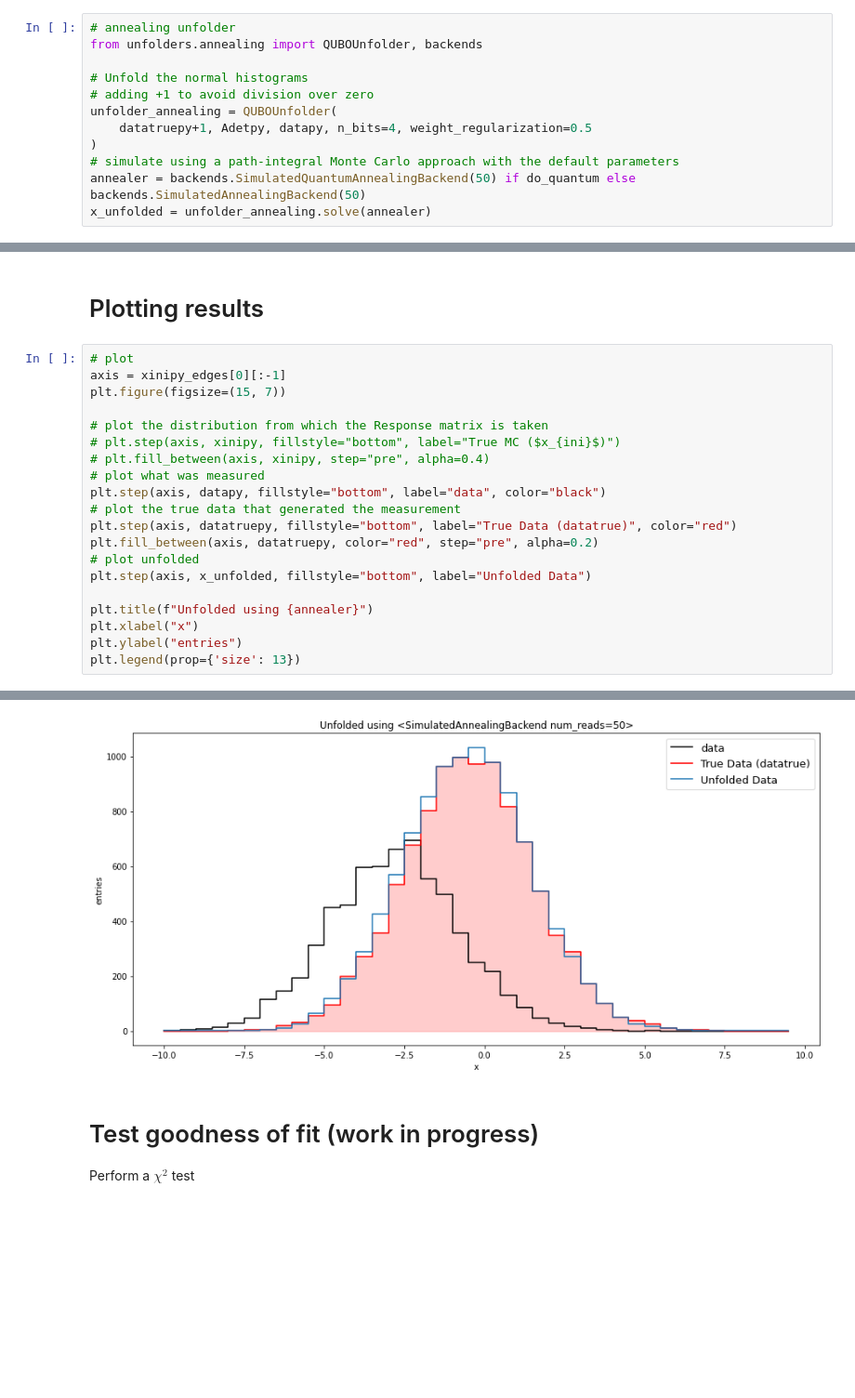
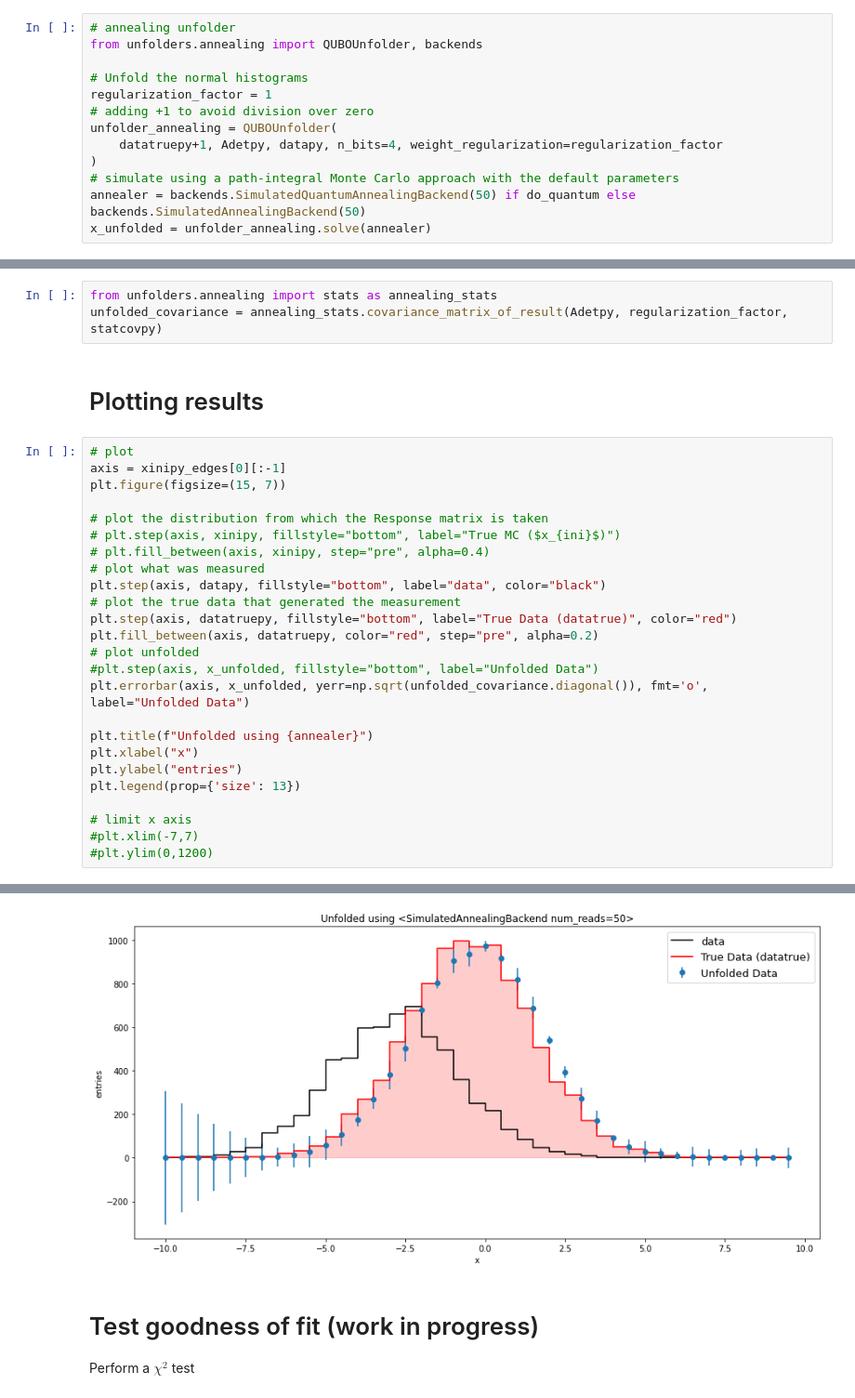
Before and after one commit to peguerosdc/unfolding_benchmark, a Jupyter notebook: example - annealing.ipynb, the cells around one changed output, grey strips where cells are left out. Shown at 93% size. Cells and saved outputs as stored; diff of their text form; blank space fills up the shorter version.

Commit message:
WIP cowan's covariance calculation

```diff
--- a/example - annealing.ipynb
+++ b/example - annealing.ipynb
@@ -115,9 +115,10 @@ Text(0.5, 1.0, 'Test distribution')
 from unfolders.annealing import QUBOUnfolder, backends
 
 # Unfold the normal histograms
+regularization_factor = 1
 # adding +1 to avoid division over zero
 unfolder_annealing = QUBOUnfolder(
-    datatruepy+1, Adetpy, datapy, n_bits=4, weight_regularization=0.5
+    datatruepy+1, Adetpy, datapy, n_bits=4, weight_regularization=regularization_factor
 )
 # simulate using a path-integral Monte Carlo approach with the default parameters
 annealer = backends.SimulatedQuantumAnnealingBackend(50) if do_quantum else backends.SimulatedAnnealingBackend(50)
@@ -143,28 +146,36 @@ x_unfolded = unfolder_annealing.solve(annealer)
+# %%
+from unfolders.annealing import stats as annealing_stats
+unfolded_covariance = annealing_stats.covariance_matrix_of_result(Adetpy, regularization_factor, statcovpy)
 # %% [markdown]
 # Plotting results
 # %%
 # plot
 axis = xinipy_edges[0][:-1]
 plt.figure(figsize=(15, 7))
 
 # plot the distribution from which the Response matrix is taken
 # plt.step(axis, xinipy, fillstyle="bottom", label="True MC ($x_{ini}$)")
 # plt.fill_between(axis, xinipy, step="pre", alpha=0.4)
 # plot what was measured
 plt.step(axis, datapy, fillstyle="bottom", label="data", color="black")
 # plot the true data that generated the measurement
 plt.step(axis, datatruepy, fillstyle="bottom", label="True Data (datatrue)", color="red")
 plt.fill_between(axis, datatruepy, color="red", step="pre", alpha=0.2)
 # plot unfolded
-plt.step(axis, x_unfolded, fillstyle="bottom", label="Unfolded Data")
+#plt.step(axis, x_unfolded, fillstyle="bottom", label="Unfolded Data")
+plt.errorbar(axis, x_unfolded, yerr=np.sqrt(unfolded_covariance.diagonal()), fmt='o', label="Unfolded Data")
 
 plt.title(f"Unfolded using {annealer}")
 plt.xlabel("x")
 plt.ylabel("entries")
 plt.legend(prop={'size': 13})
+
+# limit x axis
+#plt.xlim(-7,7)
+#plt.ylim(0,1200)
 # %% [output]
 <matplotlib.legend.Legend at 0x...>
-[figure, old version]
+[figure, new version]
 # %% [markdown]
 # Test goodness of fit (work in progress)
 Perform a $\chi^2$ test
```
Also changed, not shown: parts of 3 cells of this notebook, 2 other files.
